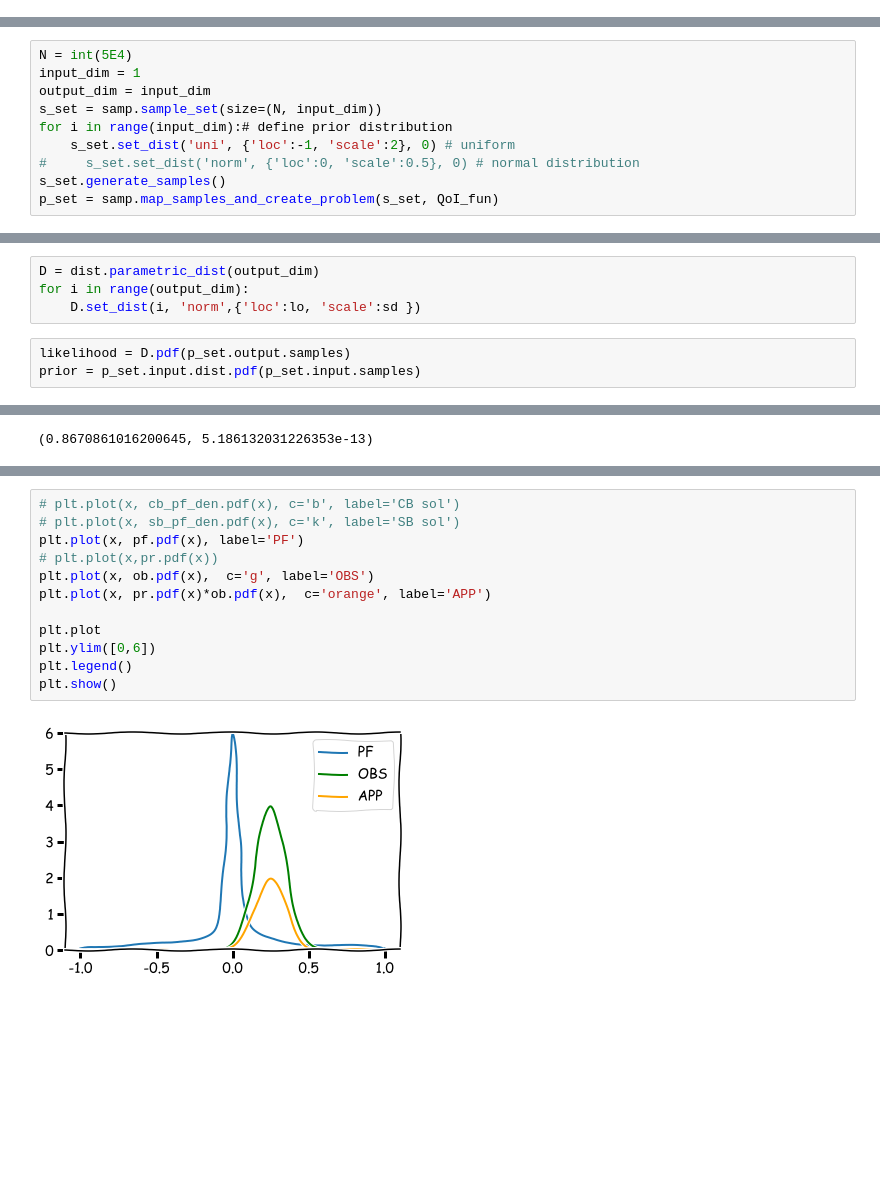
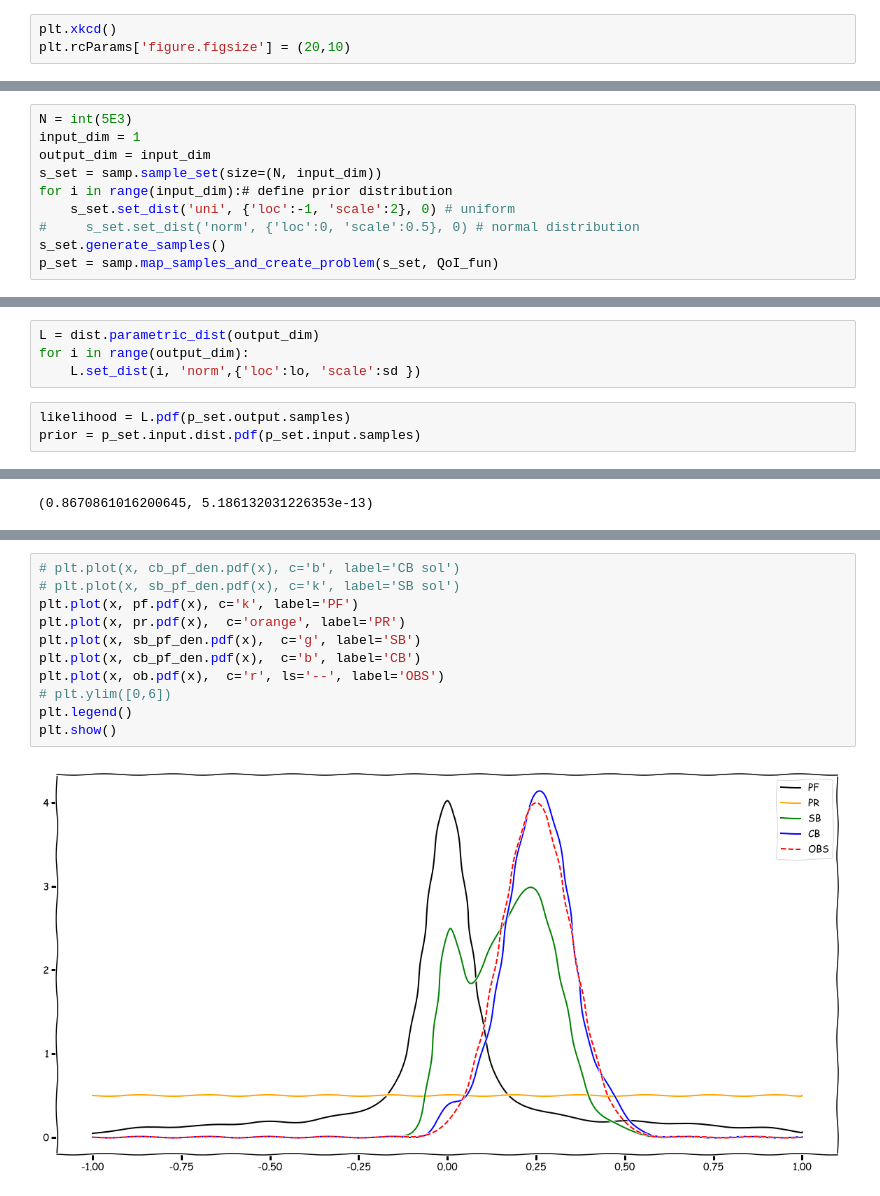
Before and after one commit to mpilosov/ConsistentBayes, a Jupyter notebook: StatBayes.ipynb, the cells around one changed output, grey strips where cells are left out. Saved outputs shown, nothing was run; the diff lists cells and outputs as text; blank space fills up the shorter version.

```diff
--- a/StatBayes.ipynb
+++ b/StatBayes.ipynb
@@ -9,3 +5,6 @@ plt.xkcd()
+# %%
+plt.xkcd()
+plt.rcParams['figure.figsize'] = (20,10)
 # %%
 import cbayes.sample as samp
 import cbayes.distributions as dist
@@ -16,7 +15,7 @@ def QoI_fun(lam):
 # %% [markdown]
 ## Consistent Bayes
 # %%
-N = int(5E4)
+N = int(5E3)
 input_dim = 1
 output_dim = input_dim
 s_set = samp.sample_set(size=(N, input_dim))
@@ -63,11 +59,11 @@ plt.show()
 # %% [markdown]
 ## Statistical Bayes
 # %%
-D = dist.parametric_dist(output_dim)
+L = dist.parametric_dist(output_dim)
 for i in range(output_dim):
-    D.set_dist(i, 'norm',{'loc':lo, 'scale':sd })
+    L.set_dist(i, 'norm',{'loc':lo, 'scale':sd })
 # %%
-likelihood = D.pdf(p_set.output.samples)
+likelihood = L.pdf(p_set.output.samples)
 prior = p_set.input.dist.pdf(p_set.input.samples)
 # %%
 import scipy.integrate as integrate
@@ -121,14 +92,13 @@ sb_pf_den = dist.gkde(p_set.output.samples[indS])
 # %%
 # plt.plot(x, cb_pf_den.pdf(x), c='b', label='CB sol')
 # plt.plot(x, sb_pf_den.pdf(x), c='k', label='SB sol')
-plt.plot(x, pf.pdf(x), label='PF')
-# plt.plot(x,pr.pdf(x))
-plt.plot(x, ob.pdf(x),  c='g', label='OBS')
-plt.plot(x, pr.pdf(x)*ob.pdf(x),  c='orange', label='APP')
-
-plt.plot
-plt.ylim([0,6])
+plt.plot(x, pf.pdf(x), c='k', label='PF')
+plt.plot(x, pr.pdf(x),  c='orange', label='PR')
+plt.plot(x, sb_pf_den.pdf(x),  c='g', label='SB')
+plt.plot(x, cb_pf_den.pdf(x),  c='b', label='CB')
+plt.plot(x, ob.pdf(x),  c='r', ls='--', label='OBS')
+# plt.ylim([0,6])
 plt.legend()
 plt.show()
 # %% [output]
-[figure, old version]
+[figure, new version]
```
Also changed, not shown: parts of 14 cells of this notebook, 3 other files.
